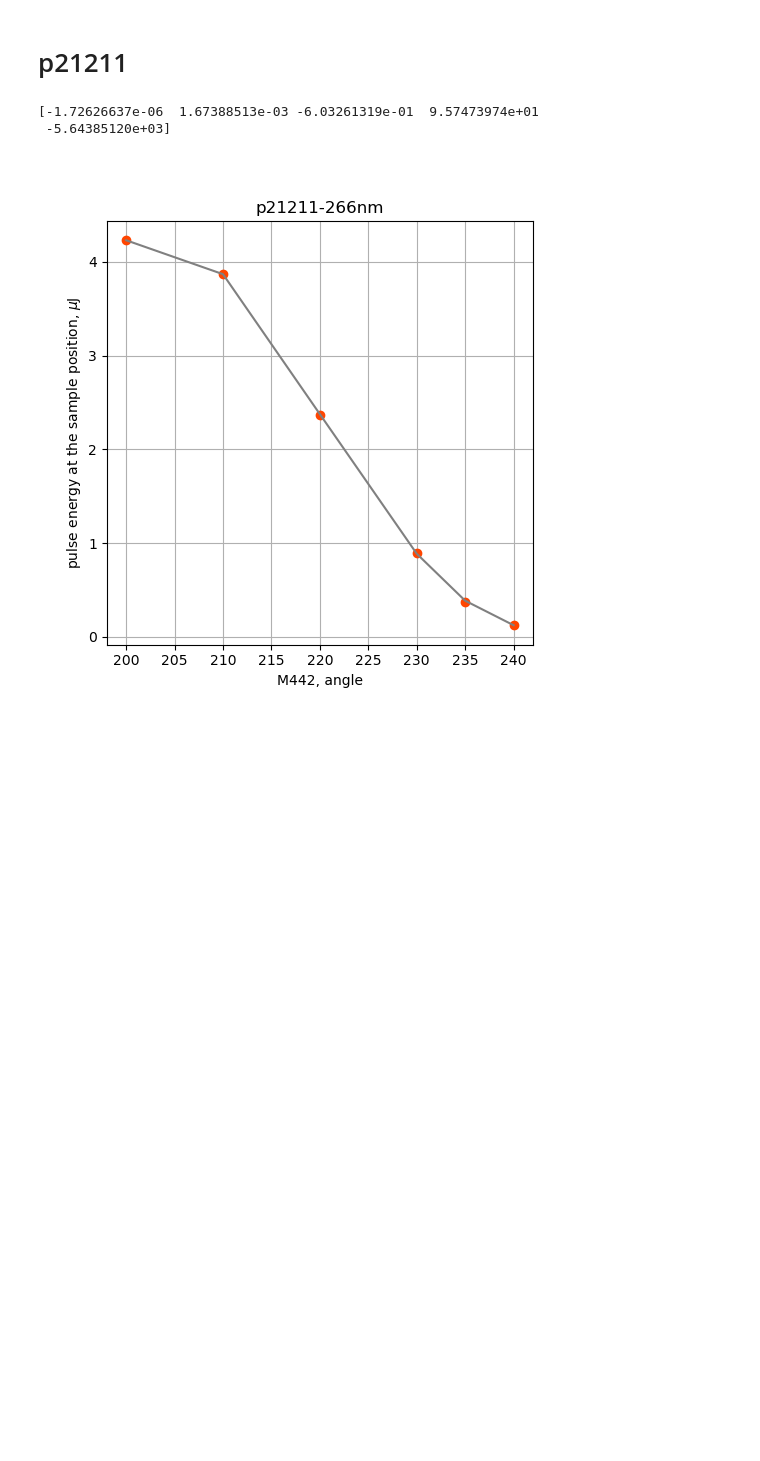
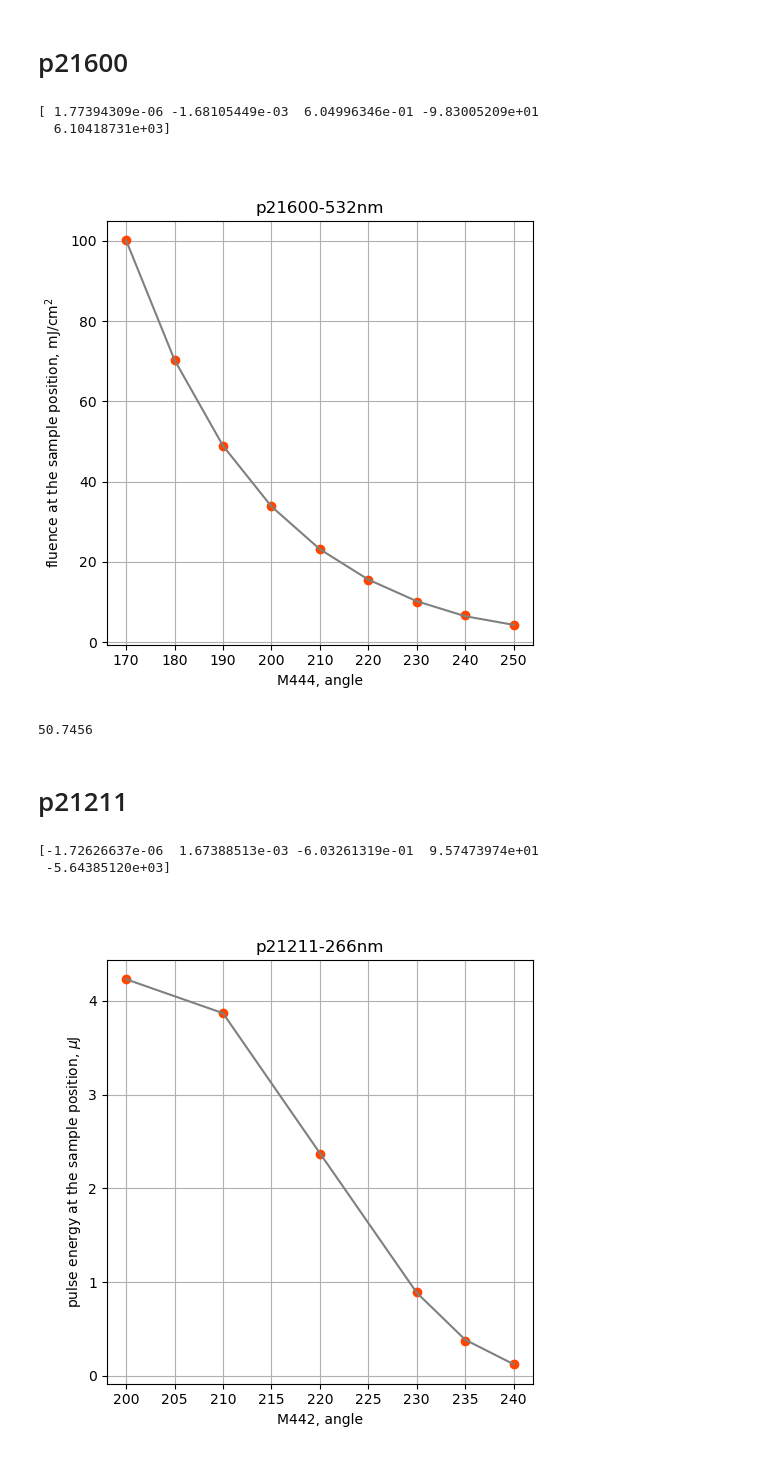
Before and after one commit to paulscherrerinstitute/alvra_beamline_scripts, a Jupyter notebook: waveplate_calibration.ipynb, the cells around one changed output. Saved outputs shown, nothing was run; the diff lists cells and outputs as text; code cells hidden in the pictures; blank space fills up the shorter version.

```diff
--- a/waveplate_calibration.ipynb
+++ b/waveplate_calibration.ipynb
@@ -22,6 +22,44 @@ colors = prop_cycle.by_key()['color']
 
 import warnings
 warnings.filterwarnings('ignore')
+# %% [markdown]
+# p21600
+# %%
+pgroup = 'p21600'
+wavelength = '532nm'
+
+dark_reading = 21
+angles = np.arange(250, 169, -10)
+sample = [67, 95, 130, 189, 275, 392, 553, 787, 1113]
+sample = np.asarray(sample)
+
+sample -= dark_reading
+
+fwhm = 31
+fluence = sample*10**(-6)/(np.pi*(1.7**2*fwhm**2)/8*10**(-8))
+
+fitting = np.polyfit(angles, fluence, 4)
+print(fitting)
+fitoutput = np.poly1d(np.polyfit(angles, fluence, 4))
+pows = fitoutput(angles)
+
+plt.figure(figsize=(5.5,5.5))
+plt.title(pgroup+'-'+wavelength)
+plt.plot(angles, fluence, 'o', color='orangered')
+#plt.plot(attenuation, 5.6*np.array(upstream), 'o', color='darkblue')
+plt.plot(angles, pows, color='grey')
+plt.xlabel('M444, angle')
+plt.ylabel('fluence at the sample position, mJ/cm$^2$')
+plt.grid()
+plt.show()
+# %% [output]
+[ 1.77394309e-06 -1.68105449e-03  6.04996346e-01 -9.83005209e+01
+  6.10418731e+03]
+[figure, added]
+# %%
+np.around(fitoutput(189), 4)
+# %% [output]
+50.7456
 # %% [markdown]
 # p21211
 # %%
```
Also changed, not shown: 3 other files.
